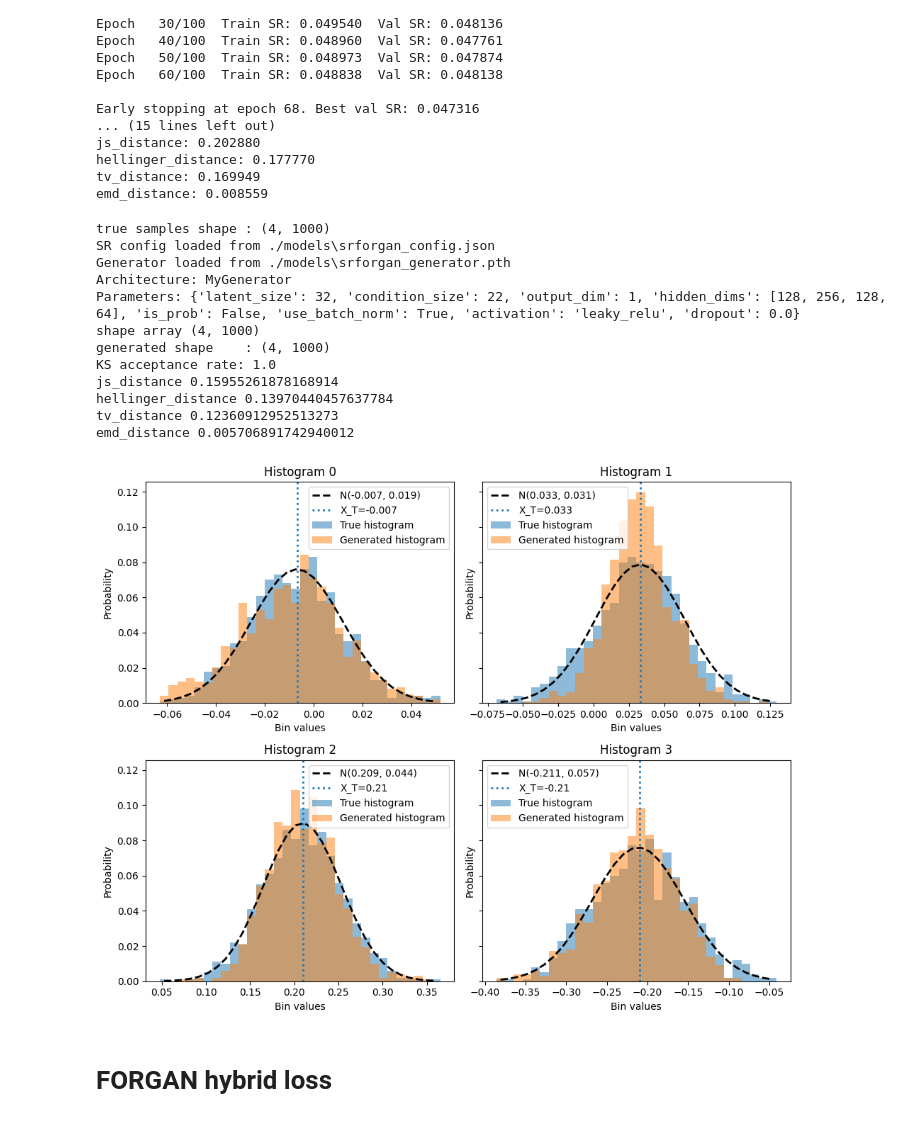
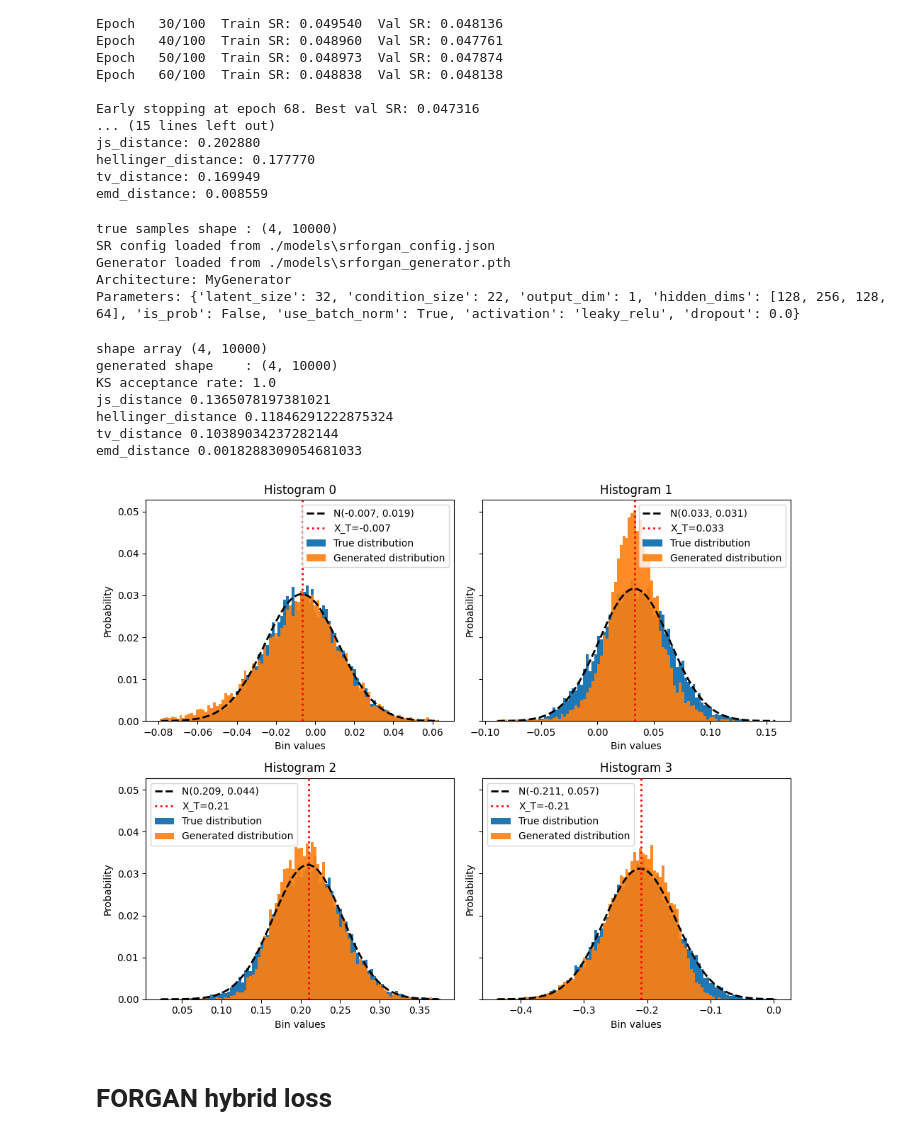
Before and after one commit to matteorofrano/CGAN-for-probability-distribution-generation, a Jupyter notebook: tests.ipynb, the cells around one changed output. Drawn from its saved outputs; the diff is of its cells as text; code cells hidden in the pictures.

Commit message:
fixed plots

```diff
--- a/tests.ipynb
+++ b/tests.ipynb
@@ -243,7 +243,7 @@ sim = DataSimulator(X0_range=X0_range, mu_range=mu_range, sigma_range=sigma_rang
 trajectories = sim.get_paths()
 paths = trajectories[:, :-1] #shape JxN-1
 targets= trajectories[:, -1:] #shape Jx1
-pdfs = sim.get_pdf(n_bins=0, P=paths[:, -1], n_steps_ahead=1, mc_sims=1000)
+pdfs = sim.get_pdf(n_bins=0, P=paths[:, -1], n_steps_ahead=1, mc_sims=10000)
 
 # model
 conditional_gan = MyCGAN(max_epoch=100, name='forgan_simple')
@@ -251,7 +251,7 @@ conditional_gan.load_models()
 
 
 mydata, _, _ = prepare_data(targets, paths)
-condition, generated = conditional_gan.generate(mydata, get_pdf=True, bins = None)
+condition, generated = conditional_gan.generate(mydata, get_pdf=True, bins = None, n_samples=10000)
 true_pdfs, generated_pdfs, bin_edges_list = compare_simulated_pdfs(pdfs, generated)
 
 p_values = []
@@ -317,7 +317,7 @@ val.load_configuration('./models/bins/forgan_simple.json')
 trajectories = val.get_paths()
 paths = trajectories[:, :-1] #shape JxN-1
 targets= trajectories[:, -1:] #shape Jx1
-pdfs = val.get_pdf(n_bins=0, P=paths[:, -1], n_steps_ahead=1, mc_sims=1000)
+pdfs = val.get_pdf(n_bins=0, P=paths[:, -1], n_steps_ahead=1, mc_sims=10000)
 
 conditional_gan = MyCGAN(max_epoch=100, name='forgan_simple')
 conditional_gan.load_models()
@@ -325,7 +325,7 @@ conditional_gan.load_models()
 
 
 mydata, _, _ = prepare_data(targets, paths)
-condition, generated = conditional_gan.generate(mydata, get_pdf=True, bins = None)
+condition, generated = conditional_gan.generate(mydata, get_pdf=True, bins = None, n_samples=10000)
 
 
 
@@ -813,9 +959,10 @@ targets = trajectories[:, -1:]   # (J, 1)  — next step (target)
 # sim.means and sim.stds are always set as a side-effect at the top of get_pdf,
 # so they are available regardless of which branch is taken.
 
-pdfs  = val.get_pdf(n_steps_ahead=1, n_bins=0, P=paths[:, -1], mc_sims=1000)
+pdfs  = val.get_pdf(n_steps_ahead=1, n_bins=0, P=paths[:, -1], mc_sims=10000)
 means = val.means   # (J,) — analytical means for the normal overlay
 stds  = val.stds    # (J,) — analytical stds
+moments = list(zip(means, stds))
 
 print(f"true samples shape : {pdfs.shape}")     # expect (6, 1000)
 
@@ -832,7 +979,7 @@ mydata, _, _ = prepare_data(targets, paths)
 
 # generate() is inherited unchanged from MyCGAN.
 # get_pdf=True → draws 1000 noise vectors per condition → shape (J, 1000)
-condition, generated = model.generate(mydata, get_pdf=True, bins=None)
+condition, generated = model.generate(mydata, get_pdf=True, bins=None, n_samples=10000)
 
 print(f"generated shape    : {generated.shape}")  # expect (6, 1000)
 
@@ -856,44 +1003,43 @@ for i, row in enumerate(true_pdfs):
 
 test_df = pd.DataFrame({"p_values": p_values})
 test_h0 = test_df[test_df["p_values"] > 0.01]
 print("KS acceptance rate:", len(test_h0) / len(test_df))
 
 
 # ── Cell 7 : error metrics ────────────────────────────────────────────────────
 
 stats = get_error_metrics(true=true_pdfs, generated=generated_pdfs)
 for key, metric in stats.items():
     print(key, np.mean(metric))
 
 
 # ── Cell 8 : visual comparison ───────────────────────────────────────────────
 #
 # Identical to the original call — means/stds overlay the analytical normal,
 # X_T marks the last observed log-price on each subplot.
 
 plot_bin_dist(
     true_pdfs,
     generated_pdfs,
     bins_values = bin_edges_list,
     X_T         = paths[:, -1].tolist(),
-    means       = means,
-    stds        = stds,
+    moments     = moments,
     zoom        = False,
 )
 # %% [output]
-true samples shape : (4, 1000)
+true samples shape : (4, 10000)
 SR config loaded from ./models\srforgan_config.json
 Generator loaded from ./models\srforgan_generator.pth
 Architecture: MyGenerator
 Parameters: {'latent_size': 32, 'condition_size': 22, 'output_dim': 1, 'hidden_dims': [128, 256, 128, 64], 'is_prob': False, 'use_batch_norm': True, 'activation': 'leaky_relu', 'dropout': 0.0}
-shape array (4, 1000)
-generated shape    : (4, 1000)
-KS acceptance rate: 1.0
-js_distance 0.15955261878168914
-hellinger_distance 0.13970440457637784
-tv_distance 0.12360912952513273
-emd_distance 0.005706891742940012
+shape array (4, 10000)
+generated shape    : (4, 10000)
+KS acceptance rate: 1.0
+js_distance 0.1365078197381021
+hellinger_distance 0.11846291222875324
+tv_distance 0.10389034237282144
+emd_distance 0.0018288309054681033
-[figure, old version]
+[figure, new version]
 # %% [markdown]
 # FORGAN hybrid loss
 # %%
```
Also changed, not shown: parts of 14 cells of this notebook, 6 other files.
